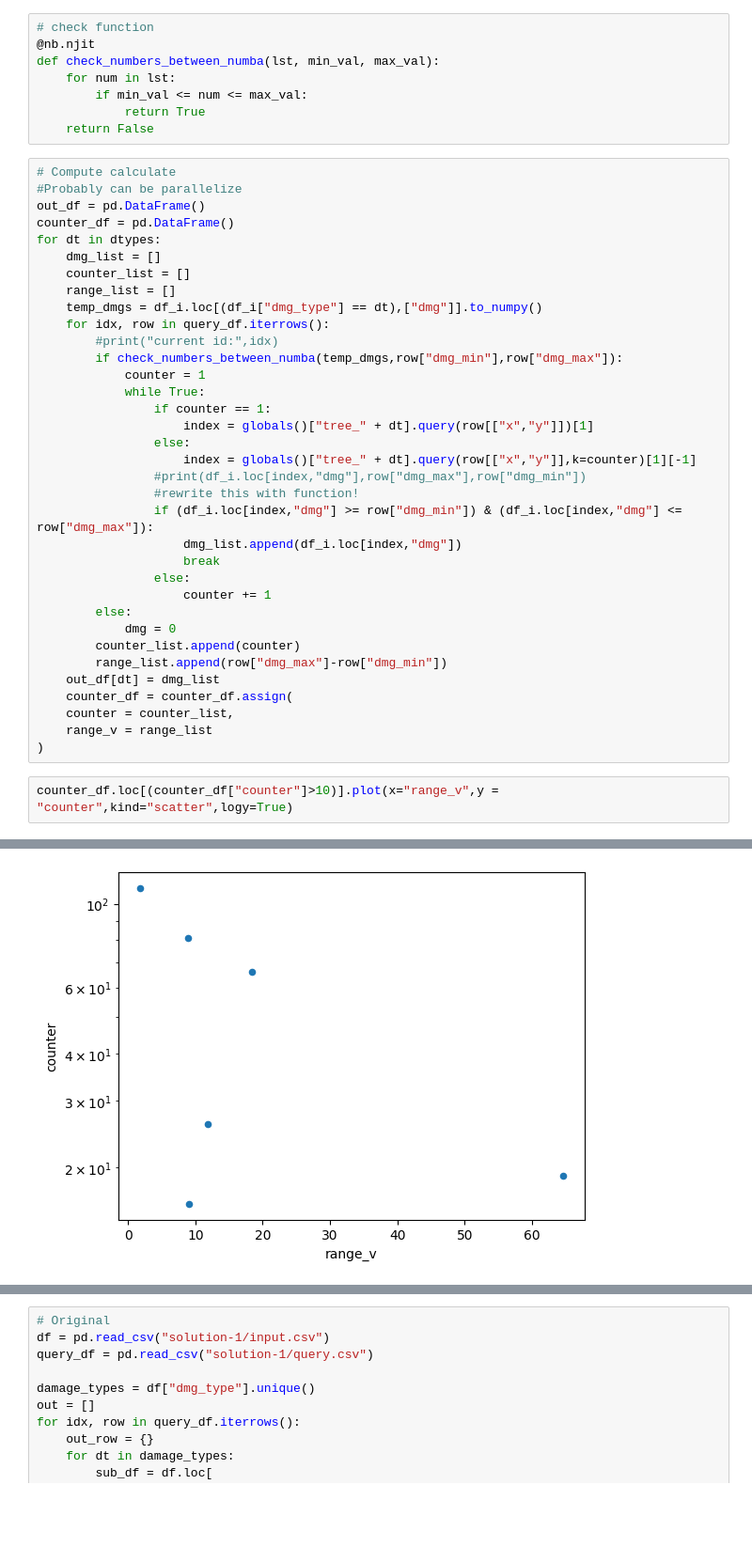
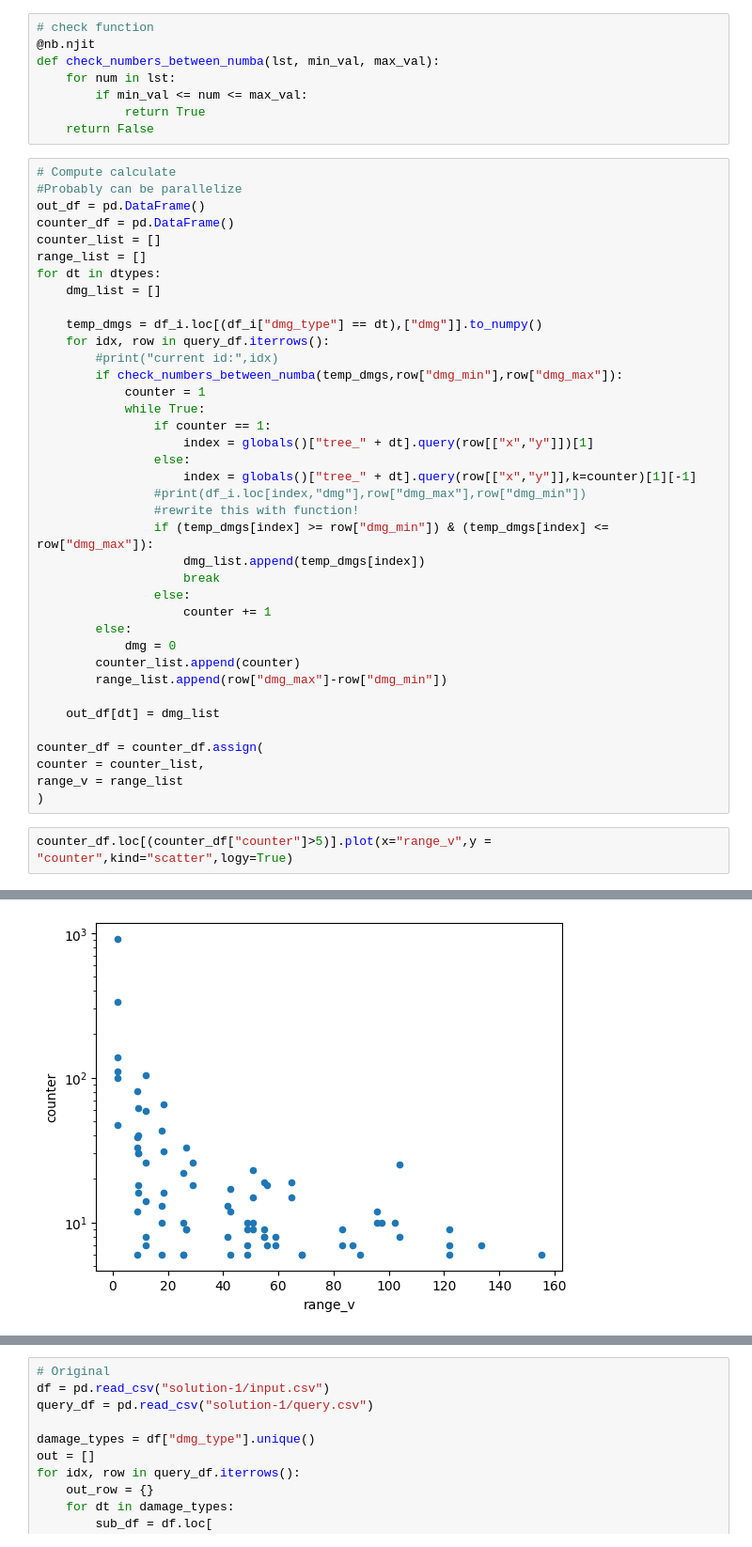
Before and after one commit to DanielBarabas/prog2-2024-c2-barab, a Jupyter notebook: notebook_for_trials.ipynb, the cells around one changed output, grey strips where cells are left out. Shown at 94% size. Saved outputs shown, nothing was run; the diff lists cells and outputs as text; blank space fills up the shorter version.

```diff
--- a/notebook_for_trials.ipynb
+++ b/notebook_for_trials.ipynb
@@ -54,10 +54,11 @@ def check_numbers_between_numba(lst, min_val, max_val):
 #Probably can be parallelize
 out_df = pd.DataFrame()
 counter_df = pd.DataFrame()
+counter_list = []
+range_list = []
 for dt in dtypes:
     dmg_list = []
-    counter_list = []
-    range_list = []
+
     temp_dmgs = df_i.loc[(df_i["dmg_type"] == dt),["dmg"]].to_numpy()
     for idx, row in query_df.iterrows():
         #print("current id:",idx)
@@ -70,8 +71,8 @@ for dt in dtypes:
                     index = globals()["tree_" + dt].query(row[["x","y"]],k=counter)[1][-1]
                 #print(df_i.loc[index,"dmg"],row["dmg_max"],row["dmg_min"])
                 #rewrite this with function!
-                if (df_i.loc[index,"dmg"] >= row["dmg_min"]) & (df_i.loc[index,"dmg"] <= row["dmg_max"]):
-                    dmg_list.append(df_i.loc[index,"dmg"])
+                if (temp_dmgs[index] >= row["dmg_min"]) & (temp_dmgs[index] <= row["dmg_max"]):
+                    dmg_list.append(temp_dmgs[index])
                     break
                 else:
                     counter += 1
@@ -79,13 +80,15 @@ for dt in dtypes:
             dmg = 0
         counter_list.append(counter)
         range_list.append(row["dmg_max"]-row["dmg_min"])
+
     out_df[dt] = dmg_list
-    counter_df = counter_df.assign(
-    counter = counter_list,
-    range_v = range_list
+
+counter_df = counter_df.assign(
+counter = counter_list,
+range_v = range_list
 )
 # %%
-counter_df.loc[(counter_df["counter"]>10)].plot(x="range_v",y = "counter",kind="scatter",logy=True)
+counter_df.loc[(counter_df["counter"]>5)].plot(x="range_v",y = "counter",kind="scatter",logy=True)
 # %% [output]
 <Axes: xlabel='range_v', ylabel='counter'>
-[figure, old version]
+[figure, new version]
```
Also changed, not shown: parts of 3 cells of this notebook.
